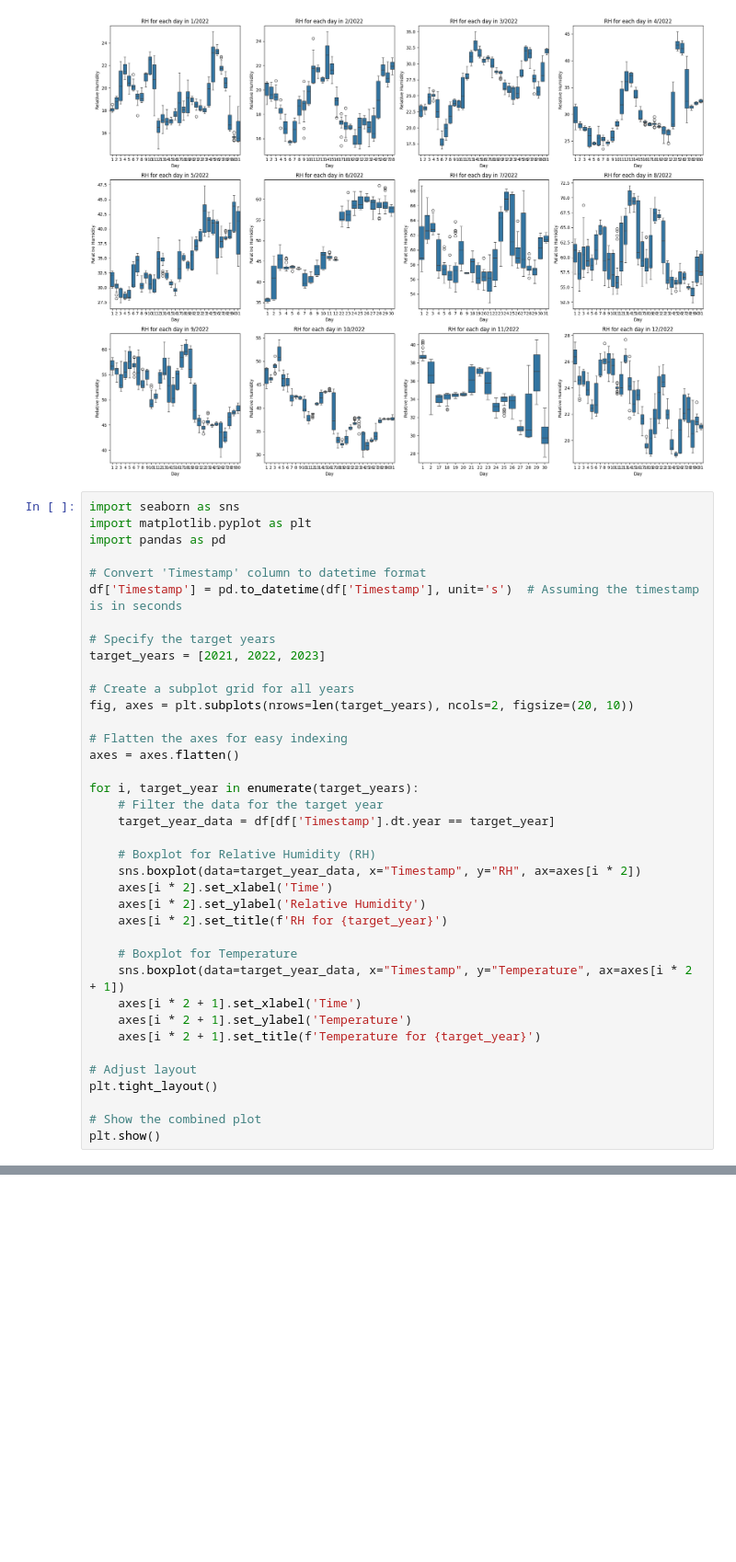
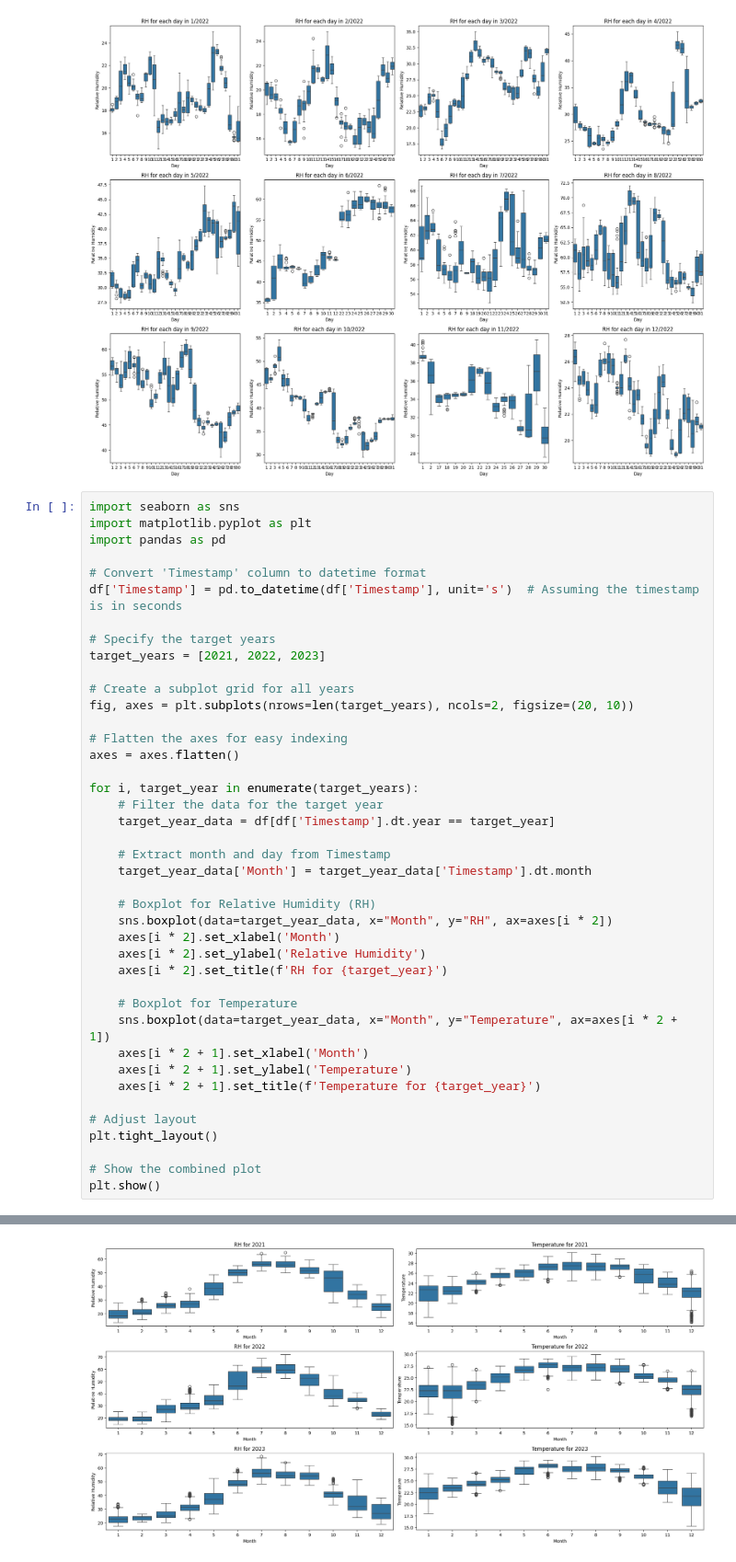
Before and after one commit to mshapna/EDA_Timeseries, a Jupyter notebook: EDA_Ver2.ipynb, the cells around one changed output, grey strips where cells are left out. Shown at 92% size. Saved outputs shown, nothing was run; the diff lists cells and outputs as text; blank space fills up the shorter version.

```diff
--- a/EDA_Ver2.ipynb
+++ b/EDA_Ver2.ipynb
@@ -300,15 +302,18 @@ for i, target_year in enumerate(target_years):
     # Filter the data for the target year
     target_year_data = df[df['Timestamp'].dt.year == target_year]
 
+    # Extract month and day from Timestamp
+    target_year_data['Month'] = target_year_data['Timestamp'].dt.month
+
     # Boxplot for Relative Humidity (RH)
-    sns.boxplot(data=target_year_data, x="Timestamp", y="RH", ax=axes[i * 2])
-    axes[i * 2].set_xlabel('Time')
+    sns.boxplot(data=target_year_data, x="Month", y="RH", ax=axes[i * 2])
+    axes[i * 2].set_xlabel('Month')
     axes[i * 2].set_ylabel('Relative Humidity')
     axes[i * 2].set_title(f'RH for {target_year}')
 
     # Boxplot for Temperature
-    sns.boxplot(data=target_year_data, x="Timestamp", y="Temperature", ax=axes[i * 2 + 1])
-    axes[i * 2 + 1].set_xlabel('Time')
+    sns.boxplot(data=target_year_data, x="Month", y="Temperature", ax=axes[i * 2 + 1])
+    axes[i * 2 + 1].set_xlabel('Month')
     axes[i * 2 + 1].set_ylabel('Temperature')
     axes[i * 2 + 1].set_title(f'Temperature for {target_year}')
 
@@ -317,3 +322,4 @@ plt.tight_layout()
 
 # Show the combined plot
 plt.show()
+# %% [output]
@@ -319,0 +341 @@ plt.show()
+[figure, added]
```
Also changed, not shown: parts of 2 cells of this notebook.
